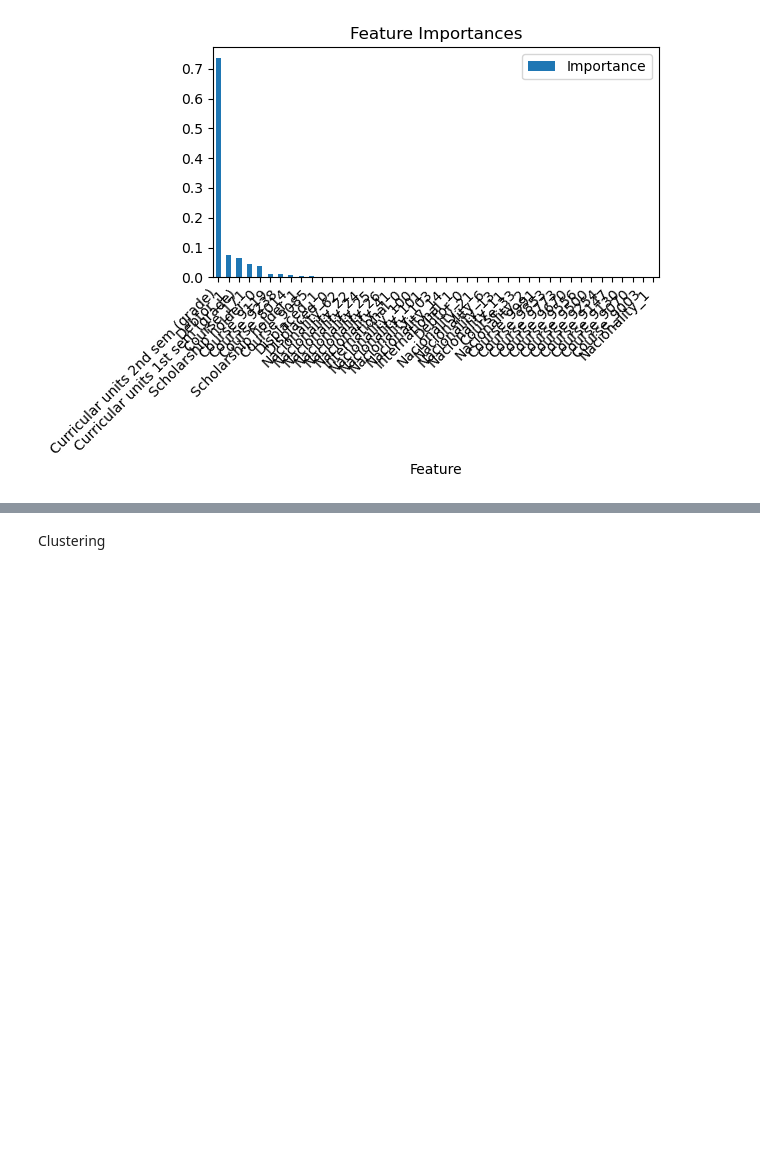
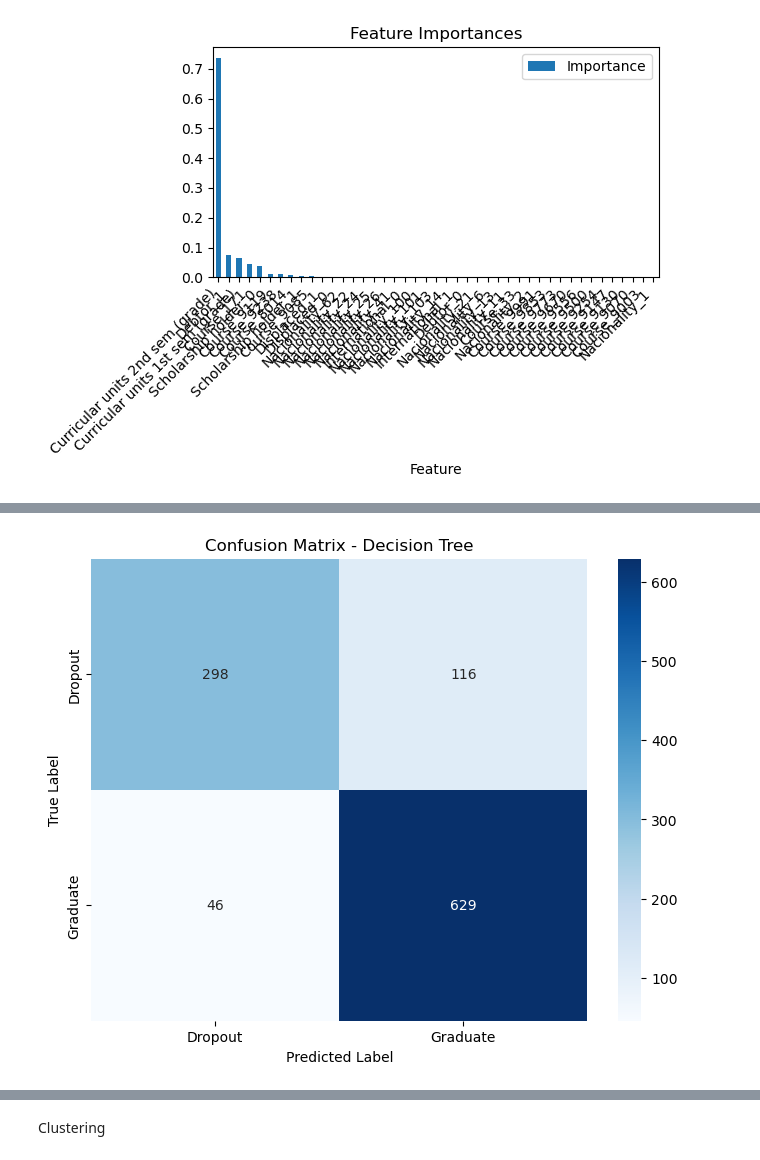
Before and after one commit to azeiber/student-droupout-detection, a Jupyter notebook: Studentdropoutandacademicsuccess.ipynb, the cells around one changed output, grey strips where cells are left out. Saved outputs shown, nothing was run; the diff lists cells and outputs as text; code cells hidden in the pictures; blank space fills up the shorter version.

Commit message:
commiting data

```diff
--- a/Studentdropoutandacademicsuccess.ipynb
+++ b/Studentdropoutandacademicsuccess.ipynb
@@ -962,0 +965,79 @@ RangeIndex: 3630 entries, 0 to 3629
+# %%
+import pandas as pd
+import numpy as np
+from sklearn.tree import DecisionTreeClassifier
+from sklearn.model_selection import train_test_split
+from sklearn.metrics import classification_report, confusion_matrix
+import matplotlib.pyplot as plt
+import seaborn as sns
+from sklearn import tree
+
+# Load the cleaned data
+df_cleaned = pd.read_csv('cleaned_data_no_enrolled.csv')
+
+# Filter the data to only include Dropout and Graduate students
+df_filtered = df_cleaned[df_cleaned['Target'].isin(['Dropout', 'Graduate'])]
+
+# Select features for the model
+features = [
+    'Scholarship holder',
+    'Course',
+    'Nacionality',
+    'International',
+    "Mother's qualification",
+    "Father's qualification",
+    'Displaced',
+    'Debtor',
+    'Curricular units 1st sem (grade)',
+    'Curricular units 2nd sem (grade)'
+]
+
+# Prepare the data
+X = df_filtered[features]
+y = df_filtered['Target']
+
+# Split the data into training and testing sets
+X_train, X_test, y_train, y_test = train_test_split(X, y, test_size=0.3, random_state=42)
+
+# Initialize and train the Decision Tree model
+dt = DecisionTreeClassifier(max_depth=3, random_state=42)  # Limiting depth for interpretability
+dt.fit(X_train, y_train)
+
+# Make predictions
+y_pred = dt.predict(X_test)
+
+# Print classification report
+print("Decision Tree Classification Report:")
+print(classification_report(y_test, y_pred))
+
+# Create confusion matrix
+cm = confusion_matrix(y_test, y_pred)
+
+# Plot confusion matrix
+plt.figure(figsize=(8, 6))
+sns.heatmap(cm, annot=True, fmt='d', cmap='Blues',
+            xticklabels=['Dropout', 'Graduate'],
+            yticklabels=['Dropout', 'Graduate'])
+plt.title('Confusion Matrix - Decision Tree')
+plt.ylabel('True Label')
+plt.xlabel('Predicted Label')
+plt.show()
+
+# Print feature importance
+print("\nFeature Importance:")
+feature_importance = pd.DataFrame({
+    'Feature': features,
+    'Importance': dt.feature_importances_
+}).sort_values('Importance', ascending=False)
+print(feature_importance)
+
+# Visualize the decision tree
+plt.figure(figsize=(20, 10))
+tree.plot_tree(dt,
+               feature_names=features,
+               class_names=['Dropout', 'Graduate'],
+               filled=True,
+               rounded=True)
+plt.title('Decision Tree Visualization')
+plt.show()
+# %% [output]
@@ -962,0 +1053 @@ RangeIndex: 3630 entries, 0 to 3629
+[figure, added]
```
Also changed, not shown: parts of 6 cells of this notebook.
